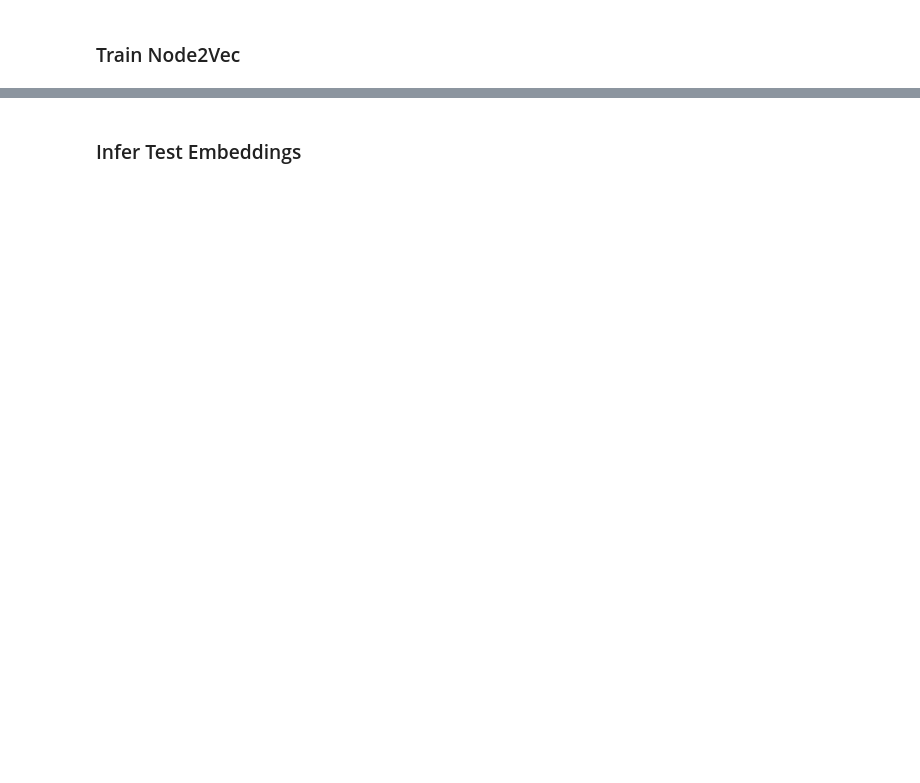
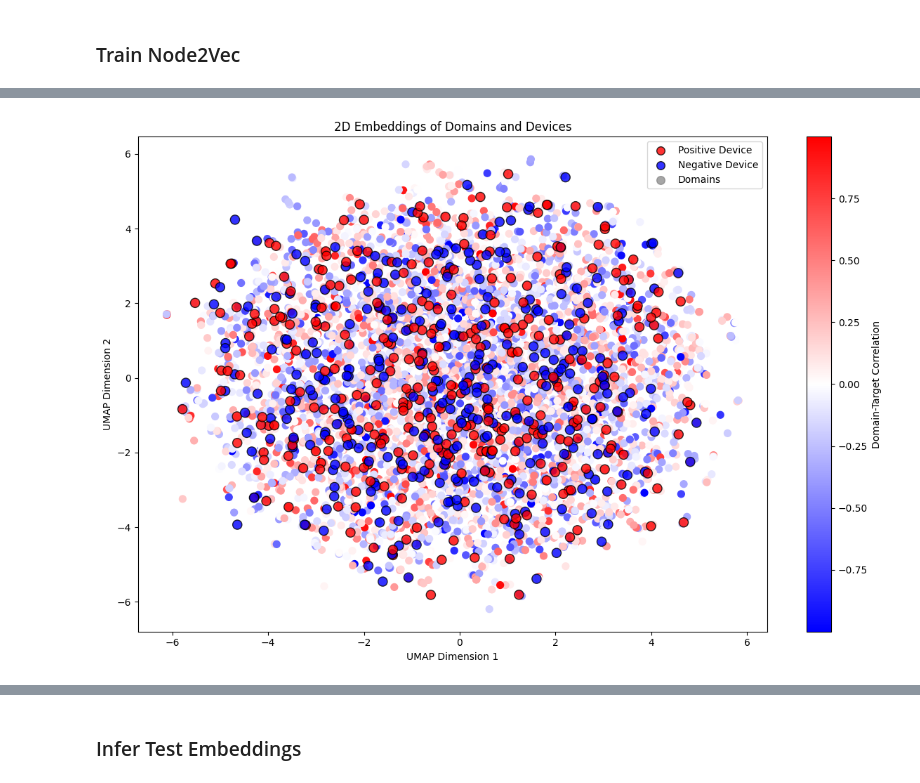
Before and after one commit to Tom-Touati/mafat-challenge, a Jupyter notebook: graph_based_model.ipynb, the cells around one changed output, grey strips where cells are left out. Cells and saved outputs as stored; diff of their text form; code cells hidden in the pictures; blank space fills up the shorter version.

```diff
--- a/graph_based_model.ipynb
+++ b/graph_based_model.ipynb
@@ -350,0 +437,8 @@ embeddings = model().detach().cpu().numpy()
+# %%
+domain_target_correlation.index = domain_target_correlation.index.get_level_values(0)
+# %%
+devices_embedding_idx = labeled_node_df["idx"].tolist()
+
+domain_target_corr_w_emb_idx = domain_target_correlation[["target_correlation"]].merge(node_df,left_index=True,right_index=True,how="inner")
+domain_target_corr_w_emb_idx.index.name="Domain_Name"
+domain_embedding_idx = domain_target_corr_w_emb_idx["idx"].tolist()
@@ -350,0 +448,9 @@ embeddings = model().detach().cpu().numpy()
+# %%
+import umap
+reducer = umap.UMAP(n_jobs=-1,n_neighbors=3)
+embeddings_2d = reducer.fit_transform(embeddings)
+# %%
+device_embeddings = embeddings_2d[devices_embedding_idx]
+
+domain_embeddings = embeddings_2d[domain_embedding_idx]
+device_labels = labeled_node_df["Target"].tolist()
@@ -350,0 +459,49 @@ embeddings = model().detach().cpu().numpy()
+# %%
+import matplotlib.pyplot as plt
+
+# Create the figure
+plt.figure(figsize=(12, 8))
+
+# Plot domains - colored by correlation with target
+domain_scatter = plt.scatter(
+    domain_embeddings[:, 0],
+    domain_embeddings[:, 1],
+    c=domain_target_corr_w_emb_idx['target_correlation'],
+    cmap='bwr',
+    alpha=1.0,
+    marker='o',
+    s=50,
+        # edgecolors='black'
+
+)
+
+# Plot devices - colored by target label
+device_scatter = plt.scatter(
+    device_embeddings[:, 0],
+    device_embeddings[:, 1],
+    c=device_labels,
+    cmap='bwr',
+    alpha=0.8,
+    s=90,
+    marker='o',
+    edgecolors='black'
+)
+
+# Add colorbars
+plt.colorbar(domain_scatter, label='Domain-Target Correlation')
+
+# Add legend
+legend_elements = [
+    plt.scatter([], [], c='red', s=70, label='Positive Device', alpha=0.8, edgecolors='black'),
+    plt.scatter([], [], c='blue', s=70, label='Negative Device', alpha=0.8, edgecolors='black'),
+    plt.scatter([], [], c='gray', s=70, label='Domains', alpha=0.7)
+]
+plt.legend(handles=legend_elements)
+
+plt.title('2D Embeddings of Domains and Devices')
+plt.xlabel('UMAP Dimension 1')
+plt.ylabel('UMAP Dimension 2')
+plt.tight_layout()
+plt.show()
+# %% [output]
+[figure, added]
```
Also changed, not shown: parts of 18 cells of this notebook.
